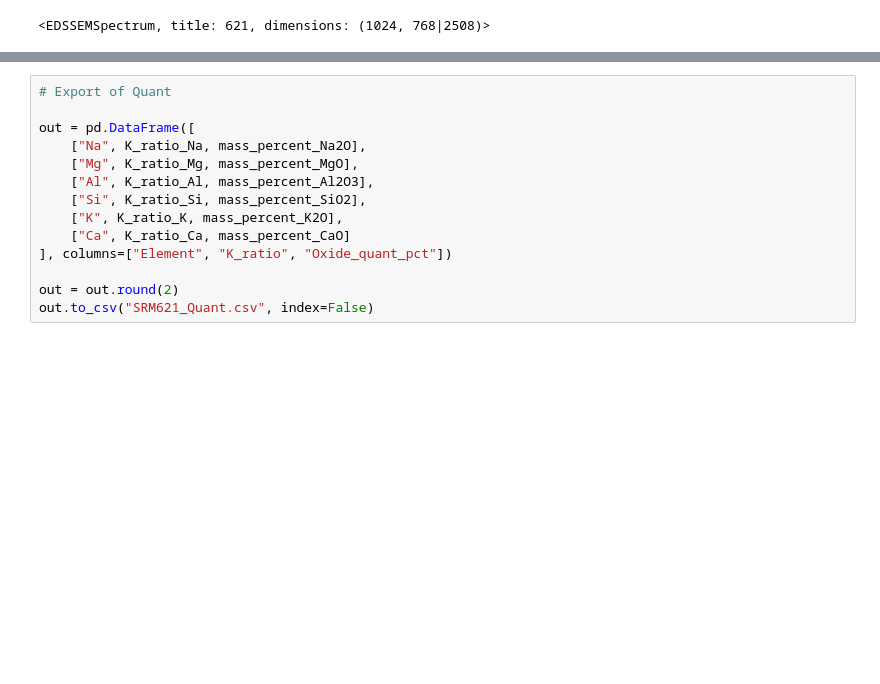
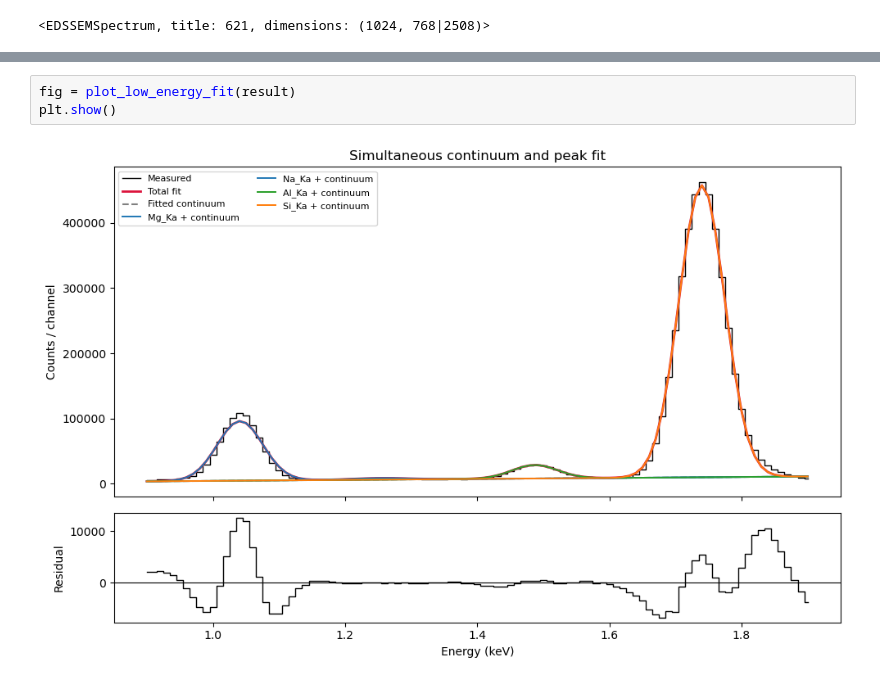
Before and after one commit to lam-thomas-f/Analysis-and-Image-Processing-for-Phase-Specific-Standards-Based-Quantification-of-SEM-EDS-Data, a Jupyter notebook: SRM621.ipynb, the cells around one changed output, grey strips where cells are left out. Cells and saved outputs as stored; diff of their text form; blank space fills up the shorter version.

```diff
--- a/SRM621.ipynb
+++ b/SRM621.ipynb
@@ -231,14 +537,5 @@ mass_percent_CaO 10.267
-# %%
-# Export of Quant
-
-out = pd.DataFrame([
-    ["Na", K_ratio_Na, mass_percent_Na2O],
-    ["Mg", K_ratio_Mg, mass_percent_MgO],
-    ["Al", K_ratio_Al, mass_percent_Al2O3],
-    ["Si", K_ratio_Si, mass_percent_SiO2],
-    ["K", K_ratio_K, mass_percent_K2O],
-    ["Ca", K_ratio_Ca, mass_percent_CaO]
-], columns=["Element", "K_ratio", "Oxide_quant_pct"])
-
-out = out.round(2)
-out.to_csv("SRM621_Quant.csv", index=False)
+# %%
+fig = plot_low_energy_fit(result)
+plt.show()
+# %% [output]
+[figure, added]
```
Also changed, not shown: parts of 15 cells of this notebook, 10 other files.
